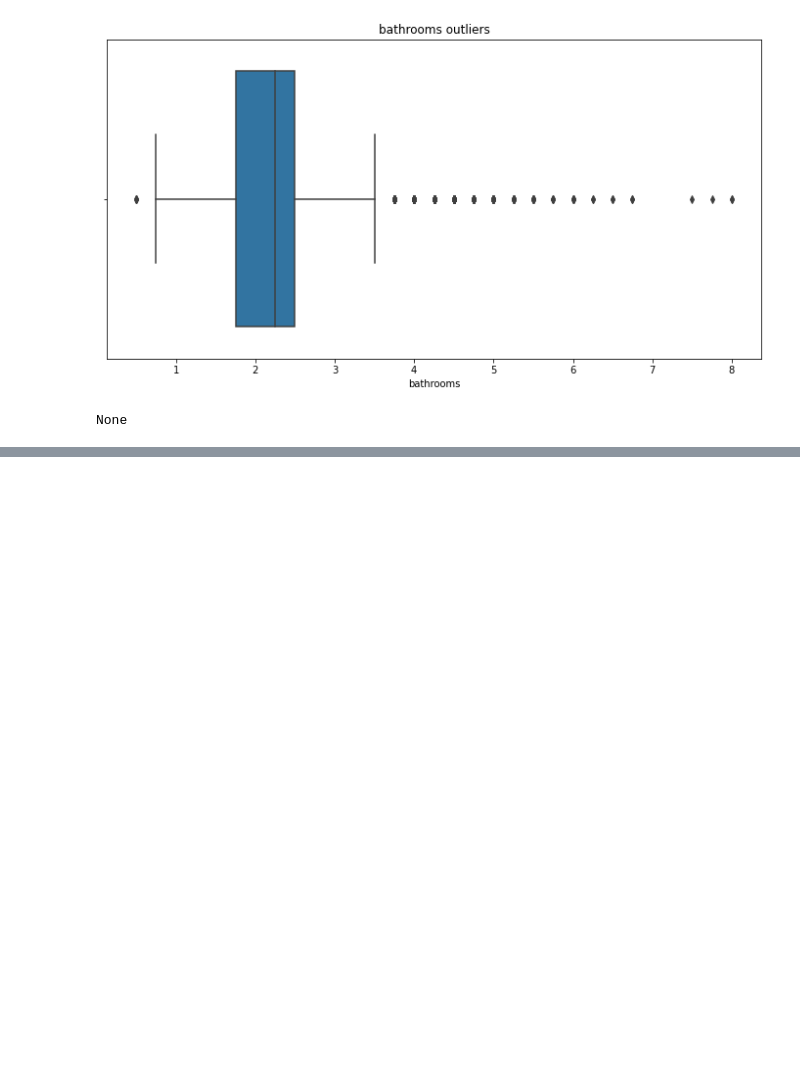
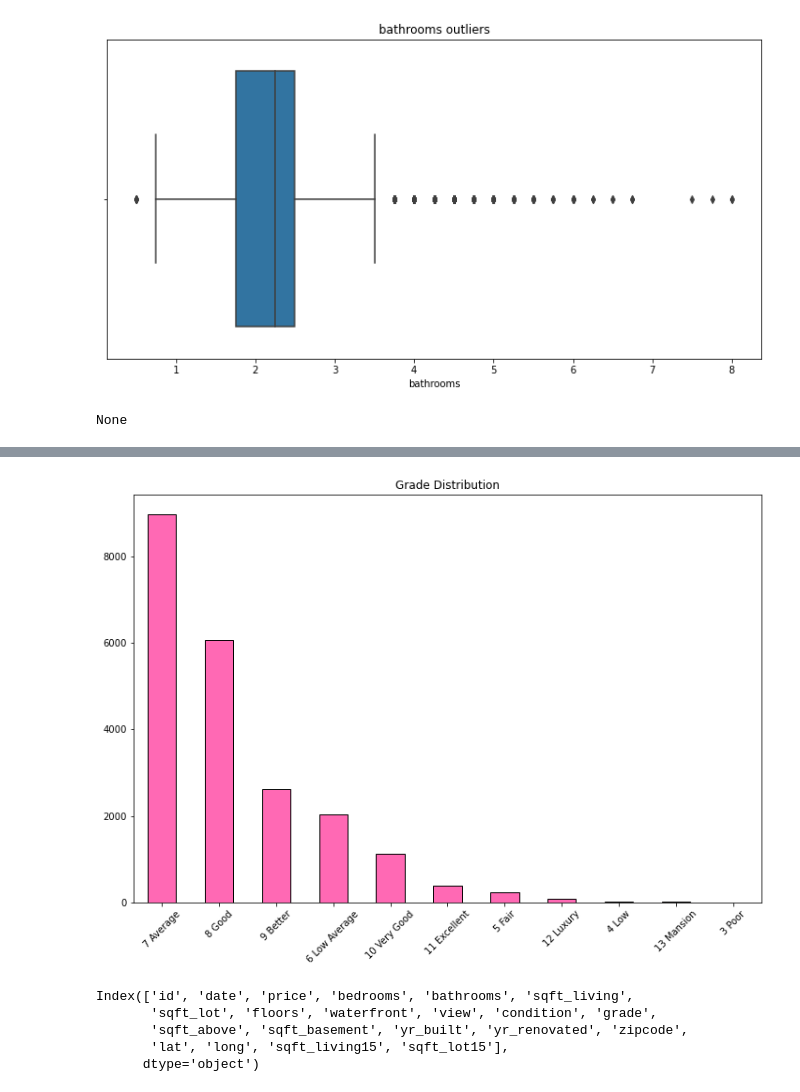
Before and after one commit to WendyMwiti/King_County_Housing_Analysis, a Jupyter notebook: kingCounty.ipynb, the cells around one changed output, grey strips where cells are left out. Cells and saved outputs as stored; diff of their text form; code cells hidden in the pictures; blank space fills up the shorter version.

```diff
--- a/kingCounty.ipynb
+++ b/kingCounty.ipynb
@@ -281,0 +315,12 @@ kc_house_df['view'] = kc_house_df['view'].fillna(value=0)
+# %%
+column_counts(kc_house_df, 'grade', 'Grade Distribution')
+# %% [output]
+[figure, added]
+# %%
+kc_house_df.columns
+# %% [output]
+Index(['id', 'date', 'price', 'bedrooms', 'bathrooms', 'sqft_living',
+       'sqft_lot', 'floors', 'waterfront', 'view', 'condition', 'grade',
+       'sqft_above', 'sqft_basement', 'yr_built', 'yr_renovated', 'zipcode',
+       'lat', 'long', 'sqft_living15', 'sqft_lot15'],
+      dtype='object')
```
Also changed, not shown: parts of 18 cells of this notebook.
